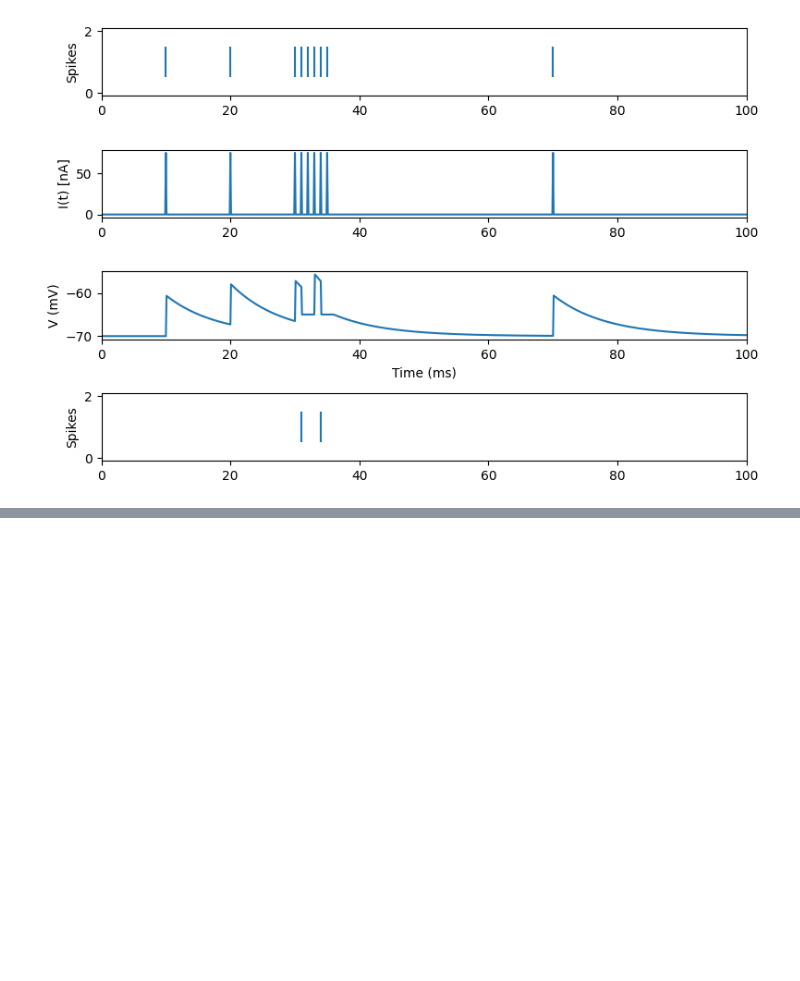
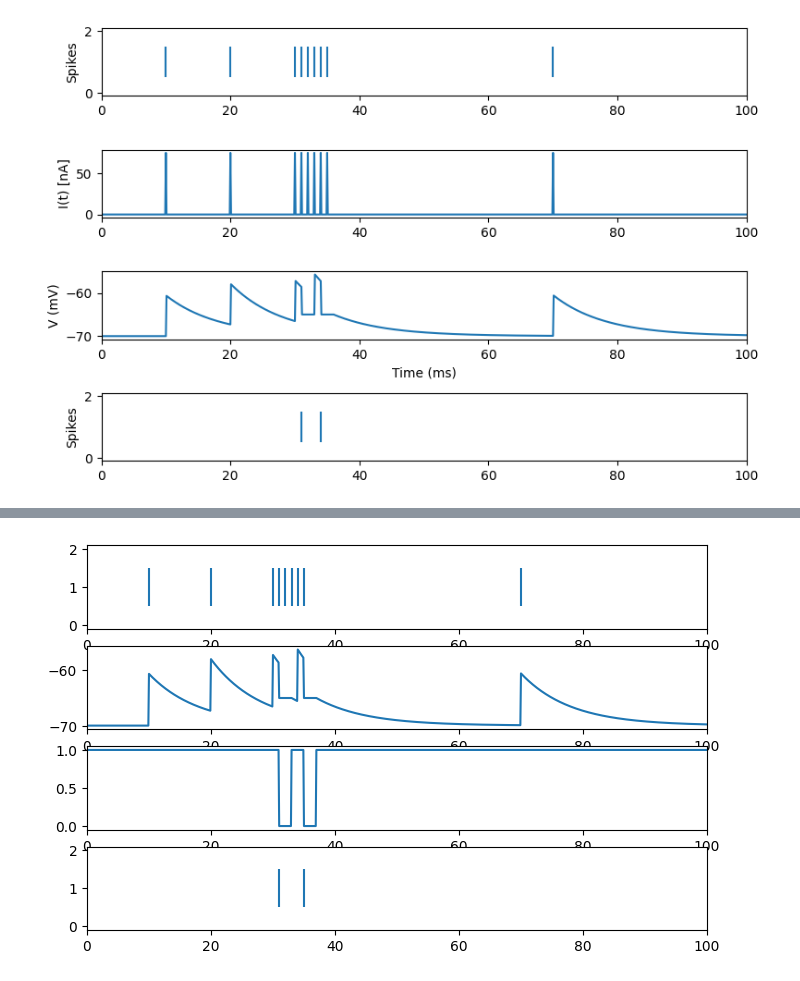
Before and after one commit to Nogarx/Spark, a Jupyter notebook: benchmarks/benchmarks_dirty.ipynb, the cells around one changed output, grey strips where cells are left out. Saved outputs shown, nothing was run; the diff lists cells and outputs as text; code cells hidden in the pictures; blank space fills up the shorter version.

```diff
--- a/benchmarks/benchmarks_dirty.ipynb
+++ b/benchmarks/benchmarks_dirty.ipynb
@@ -70,7 +25,7 @@ def _to_b2(times, currents):
     return b2.TimedArray(np.vstack([times, currents]), dt=b2.ms)
 # %%
 # Neuron model default values
-V_REST = -70 * b2.mV
+V_REST = -70
 V_RESET = -65 * b2.mV
 FIRING_THRESHOLD = -50 * b2.mV
 MEMBRANE_RESISTANCE = 10. * b2.Mohm
@@ -398,6 +353,15 @@ LIFNeuronConfig
 │       └── max_value: T | None <- None
 ├── delays_config: DelaysConfig | None <- None
 └── learning_rule_config: LearningRuleConfig | None <- None
+# %%
+DT = 0.1
+V_REST = -70.0
+V_RESET = -65.0
+FIRING_THRESHOLD = -50
+MEMBRANE_RESISTANCE = 10.0
+MEMBRANE_TIME_SCALE = 8.0
+ABSOLUTE_REFRACTORY_PERIOD = 2.0
+INPUT_SPIKE_TIMES = [10, 20, 30, 31, 32, 33, 34, 35, 70]
 # %%
 import numpy as np
 import brian2 as b2
@@ -634,0 +469,84 @@ plt.show()
+# %%
+import sys
+sys.path.append('..')
+import jax
+print(jax.devices())
+import jax.numpy as jnp
+import numpy as np
+import spark
+import matplotlib.pyplot as plt
+
+DT = 0.1
+V_REST = -70.0
+V_RESET = -65.0
+FIRING_THRESHOLD = -50
+MEMBRANE_RESISTANCE = 10.0
+MEMBRANE_TIME_SCALE = 8.0
+ABSOLUTE_REFRACTORY_PERIOD = 2.0
+INPUT_SPIKE_TIMES = [10, 20, 30, 31, 32, 33, 34, 35, 70]
+
+def spike_events_to_array(spikes, max_t, dt=0.1):
+	times = np.linspace(0, max_t, int(max_t/dt)+1)
+	array = np.zeros(times.shape)
+	for s in spikes:
+		array[int(s / dt)] = 1
+	return times, array
+
+@jax.jit
+def run_model_split(graph, state, **inputs):
+	model = spark.merge(graph, state)
+	outputs = model(**inputs)
+	_, state = spark.split((model))
+	return outputs, state
+
+lif_neuron = spark.nn.neurons.LIFNeuron(
+	_s_units = (1,),
+	_s_dt = DT,
+	_s_dtype = jnp.float32,
+	async_spikes = False,
+	inhibitory_rate = 0.0,
+	soma_config = spark.nn.somas.StrictRefractoryLeakySomaConfig(
+	potential_rest = V_REST,
+	potential_reset = V_RESET,
+	potential_tau = MEMBRANE_TIME_SCALE,
+	resistance = MEMBRANE_RESISTANCE,
+	threshold = FIRING_THRESHOLD,
+	cooldown = ABSOLUTE_REFRACTORY_PERIOD,
+	),
+	synapses_config = spark.nn.synapses.LinearSynapsesConfig(
+		units = (1,),
+		kernel_initializer = spark.nn.initializers.ConstantInitializerConfig(scale=75000.0),
+	),
+	delays_config = None,
+	learning_rule_config = None,
+)
+lif_neuron(in_spikes=spark.SpikeArray( jnp.zeros((1,)) ))
+graph, state = spark.split((lif_neuron))
+
+times, spikes = spike_events_to_array(INPUT_SPIKE_TIMES, 100, dt=DT)
+outs = []
+pots = []
+is_ready = []
+for s in spikes:
+	in_spikes = spark.SpikeArray( jnp.array([s]) )
+	outputs, state = run_model_split(graph, state, in_spikes=in_spikes)
+	outs.append(np.array(outputs['out_spikes'].value))
+	model = spark.merge(graph, state)
+	pots.append(np.array(model.soma.potential.value) + V_REST)
+	is_ready.append(np.array(jnp.greater(model.soma.refractory.value, model.soma.cooldown).astype(model._dtype)))
+
+plt.figure(figsize=(8, 5))
+plt.subplot(4, 1, 1)
+plt.xlim(0,100)
+plt.eventplot(INPUT_SPIKE_TIMES)
+plt.subplot(4, 1, 2)
+plt.xlim(0,100)
+plt.plot(times, pots)
+plt.subplot(4, 1, 3)
+plt.xlim(0,100)
+plt.plot(times, is_ready)
+plt.subplot(4, 1, 4)
+plt.xlim(0,100)
+plt.eventplot([t*DT for t, s in enumerate(outs) if s == 1])
+plt.show()
+# %% [output]
@@ -634,0 +554 @@ plt.show()
+[figure, added]
```
Also changed, not shown: parts of 10 cells of this notebook, 23 other files.
